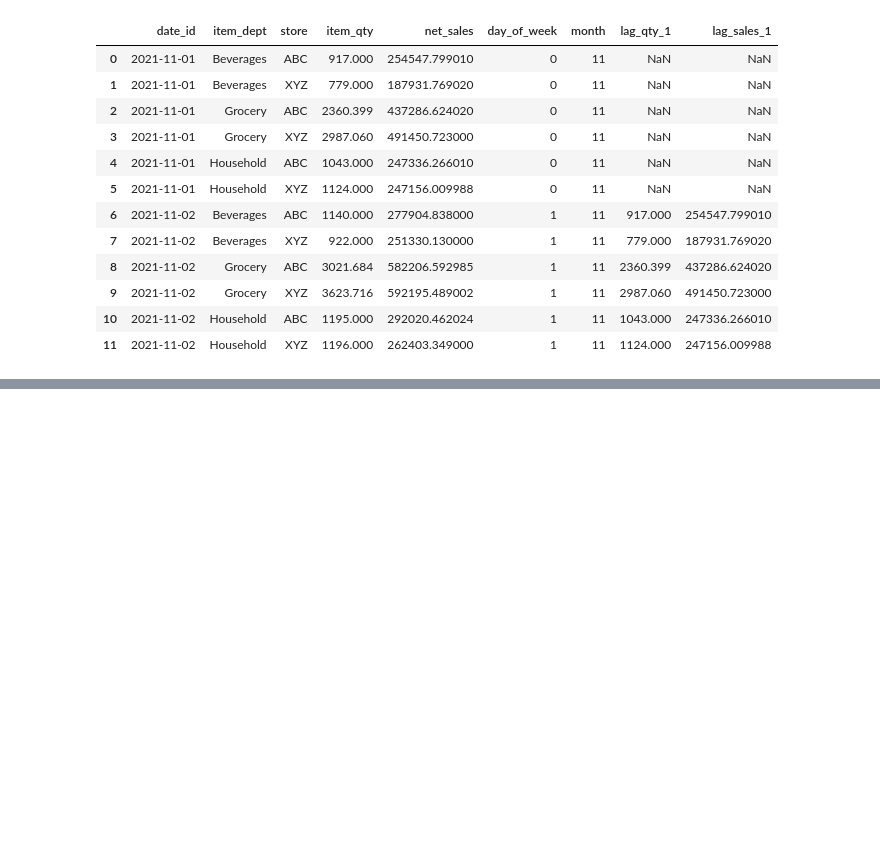
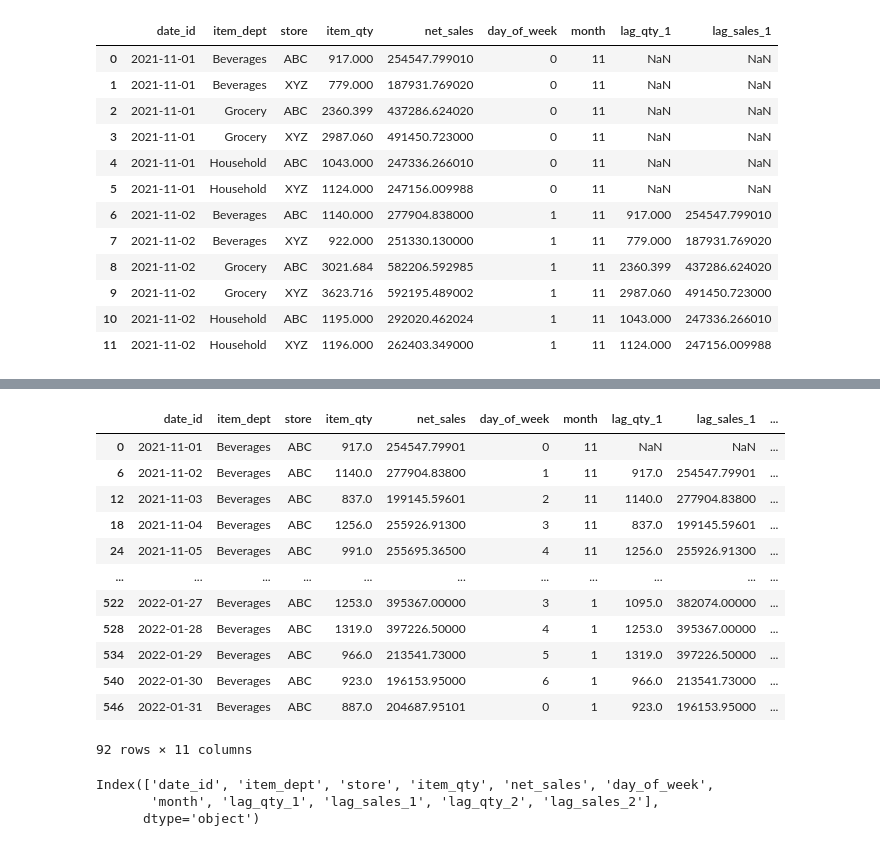
Before and after one commit to Vaseekaran-V/ML_CW, a Jupyter notebook: src/notebooks/modeling.ipynb, the cells around one changed output, grey strips where cells are left out. Cells and saved outputs as stored; diff of their text form; code cells hidden in the pictures; blank space fills up the shorter version.

```diff
--- a/src/notebooks/modeling.ipynb
+++ b/src/notebooks/modeling.ipynb
@@ -79,0 +132,22 @@ train_df.head(12)
+# %%
+train_df[(train_df['item_dept'] == 'Beverages') & (train_df['store'] == 'ABC')]
+# %% [output]
+|  | date_id | item_dept | store | item_qty | net_sales | day_of_week | month | lag_qty_1 | lag_sales_1 | ... |
+| 0 | 2021-11-01 | Beverages | ABC | 917.0 | 254547.79901 | 0 | 11 | NaN | NaN | ... |
+| 6 | 2021-11-02 | Beverages | ABC | 1140.0 | 277904.83800 | 1 | 11 | 917.0 | 254547.79901 | ... |
+| 12 | 2021-11-03 | Beverages | ABC | 837.0 | 199145.59601 | 2 | 11 | 1140.0 | 277904.83800 | ... |
+| 18 | 2021-11-04 | Beverages | ABC | 1256.0 | 255926.91300 | 3 | 11 | 837.0 | 199145.59601 | ... |
+| 24 | 2021-11-05 | Beverages | ABC | 991.0 | 255695.36500 | 4 | 11 | 1256.0 | 255926.91300 | ... |
+| ... | ... | ... | ... | ... | ... | ... | ... | ... | ... | ... |
+| 522 | 2022-01-27 | Beverages | ABC | 1253.0 | 395367.00000 | 3 | 1 | 1095.0 | 382074.00000 | ... |
+| 528 | 2022-01-28 | Beverages | ABC | 1319.0 | 397226.50000 | 4 | 1 | 1253.0 | 395367.00000 | ... |
+| 534 | 2022-01-29 | Beverages | ABC | 966.0 | 213541.73000 | 5 | 1 | 1319.0 | 397226.50000 | ... |
+| 540 | 2022-01-30 | Beverages | ABC | 923.0 | 196153.95000 | 6 | 1 | 966.0 | 213541.73000 | ... |
+| 546 | 2022-01-31 | Beverages | ABC | 887.0 | 204687.95101 | 0 | 1 | 923.0 | 196153.95000 | ... |
+92 rows × 11 columns
+# %%
+train_df.columns
+# %% [output]
+Index(['date_id', 'item_dept', 'store', 'item_qty', 'net_sales', 'day_of_week',
+       'month', 'lag_qty_1', 'lag_sales_1', 'lag_qty_2', 'lag_sales_2'],
+      dtype='object')
```
Also changed, not shown: parts of 8 cells of this notebook, 3 other files.
